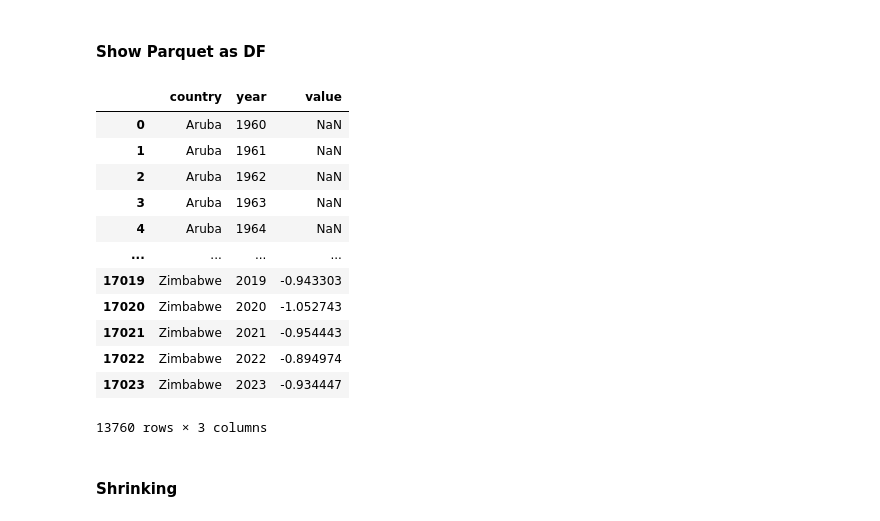
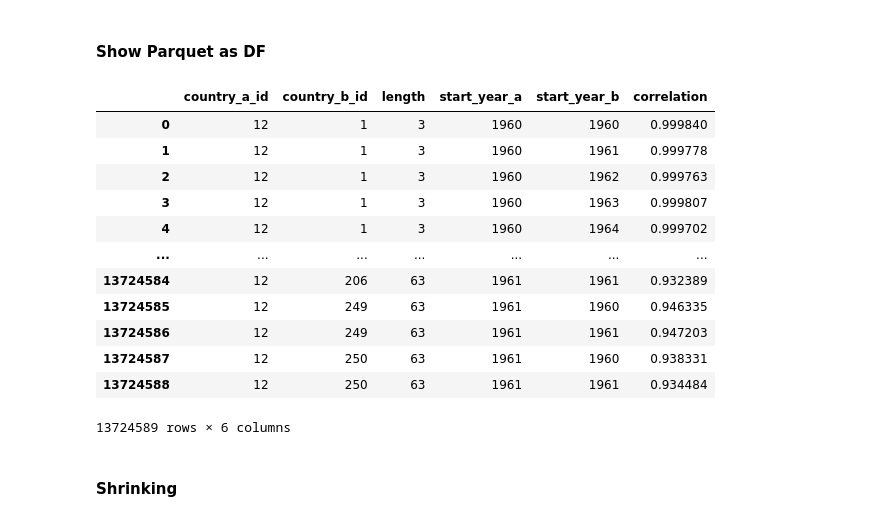
Before and after one commit to AminAlAit/qgi-4.0, a Jupyter notebook: notebooks/general.ipynb, the cells around one changed output. Cells and saved outputs as stored; diff of their text form; code cells hidden in the pictures.

```diff
--- a/notebooks/general.ipynb
+++ b/notebooks/general.ipynb
@@ -15,22 +15,22 @@ Requirement already satisfied: mysql-connector-python in /workspace/qgi\qgi-4.0\
 # %% [markdown]
 #### Show Parquet as DF
 # %%
-df = read_parquet_as_df(r"/workspace/qgi\qgi-4.0\data\etl_output\PV.EST\PV.EST.parquet")
+df = read_parquet_as_df(r"/workspace/qgi\qgi-4.0\data\patternizer_output\SP.POP.TOTL\Aruba.parquet")
 df
 # %% [output]
-|  | country | year | value |
-| 0 | Aruba | 1960 | NaN |
-| 1 | Aruba | 1961 | NaN |
-| 2 | Aruba | 1962 | NaN |
-| 3 | Aruba | 1963 | NaN |
-| 4 | Aruba | 1964 | NaN |
-| ... | ... | ... | ... |
-| 17019 | Zimbabwe | 2019 | -0.943303 |
-| 17020 | Zimbabwe | 2020 | -1.052743 |
-| 17021 | Zimbabwe | 2021 | -0.954443 |
-| 17022 | Zimbabwe | 2022 | -0.894974 |
-| 17023 | Zimbabwe | 2023 | -0.934447 |
+|  | country_a_id | country_b_id | length | start_year_a | start_year_b | correlation |
+| 0 | 12 | 1 | 3 | 1960 | 1960 | 0.999840 |
+| 1 | 12 | 1 | 3 | 1960 | 1961 | 0.999778 |
+| 2 | 12 | 1 | 3 | 1960 | 1962 | 0.999763 |
+| 3 | 12 | 1 | 3 | 1960 | 1963 | 0.999807 |
+| 4 | 12 | 1 | 3 | 1960 | 1964 | 0.999702 |
+| ... | ... | ... | ... | ... | ... | ... |
+| 13724584 | 12 | 206 | 63 | 1961 | 1961 | 0.932389 |
+| 13724585 | 12 | 249 | 63 | 1961 | 1960 | 0.946335 |
+| 13724586 | 12 | 249 | 63 | 1961 | 1961 | 0.947203 |
+| 13724587 | 12 | 250 | 63 | 1961 | 1960 | 0.938331 |
+| 13724588 | 12 | 250 | 63 | 1961 | 1961 | 0.934484 |
-13760 rows × 3 columns
+13724589 rows × 6 columns
 # %% [markdown]
 #### Shrinking
 # %%
```
Also changed, not shown: parts of 26 cells of this notebook, 12 other files.
